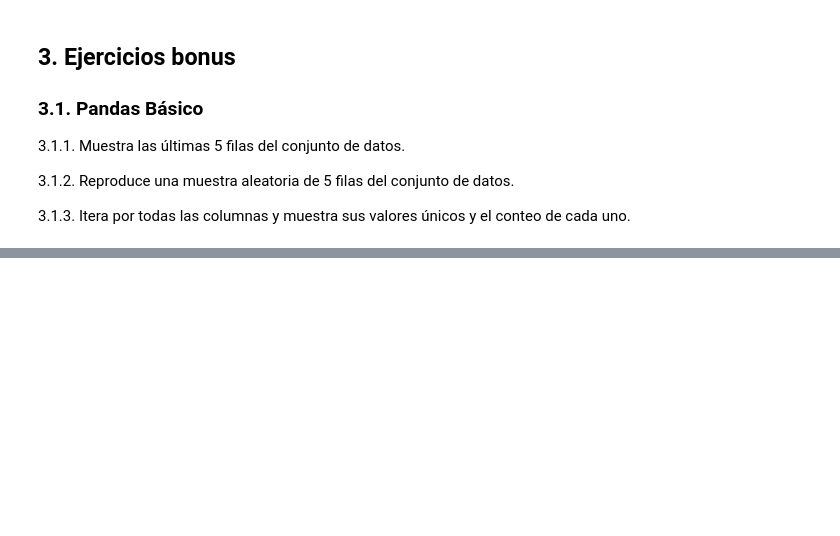
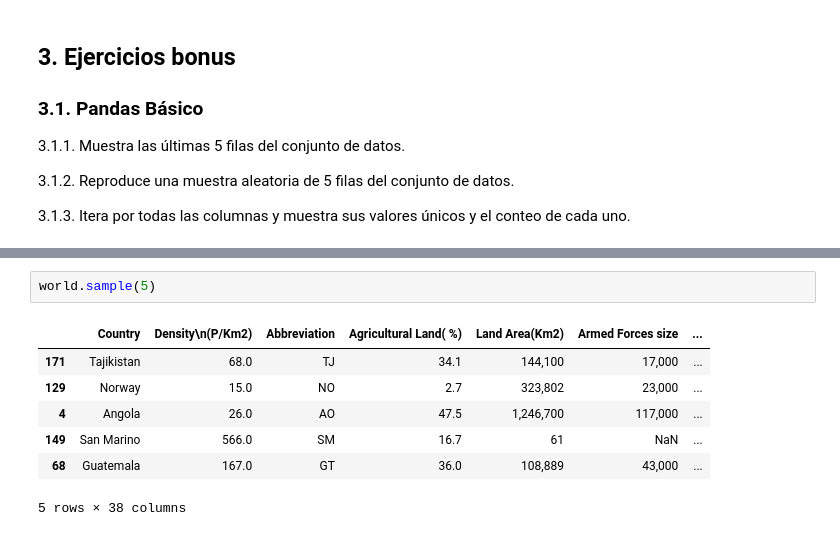
Before and after one commit to Mariadelmardp/Curso-ML, a Jupyter notebook: ejercicios/pandas.ipynb, the cells around one changed output, grey strips where cells are left out. Cells and saved outputs as stored; diff of their text form; blank space fills up the shorter version.

```diff
--- a/ejercicios/pandas.ipynb
+++ b/ejercicios/pandas.ipynb
@@ -560,0 +556,10 @@ world.groupby('Continent')['Physicians per thousand'].mean().reset_index()
+# %%
+world.sample(5)
+# %% [output]
+|  | Country | Density\n(P/Km2) | Abbreviation | Agricultural Land( %) | Land Area(Km2) | Armed Forces size | ... |
+| 171 | Tajikistan | 68.0 | TJ | 34.1 | 144,100 | 17,000 | ... |
+| 129 | Norway | 15.0 | NO | 2.7 | 323,802 | 23,000 | ... |
+| 4 | Angola | 26.0 | AO | 47.5 | 1,246,700 | 117,000 | ... |
+| 149 | San Marino | 566.0 | SM | 16.7 | 61 | NaN | ... |
+| 68 | Guatemala | 167.0 | GT | 36.0 | 108,889 | 43,000 | ... |
+5 rows × 38 columns
```
Also changed, not shown: parts of 55 cells of this notebook, 1 other file.
